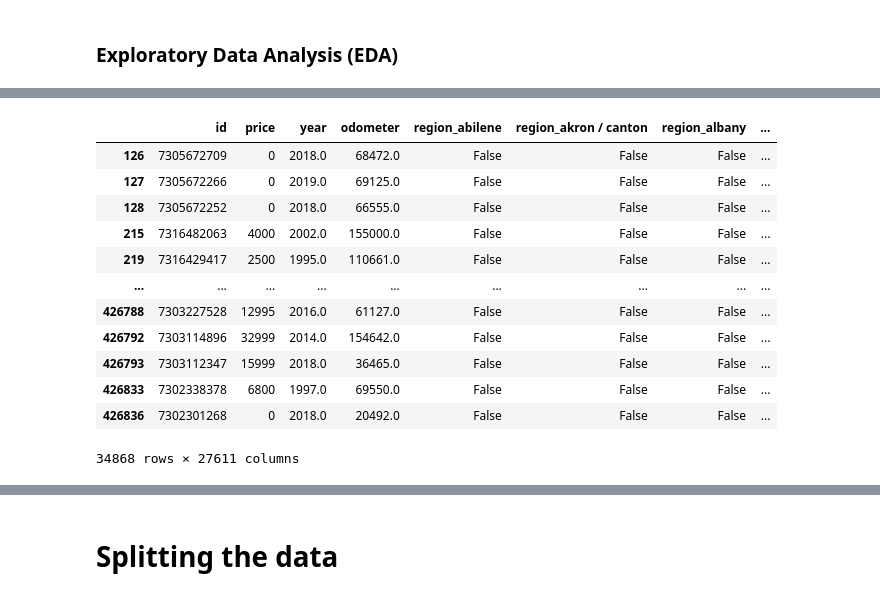
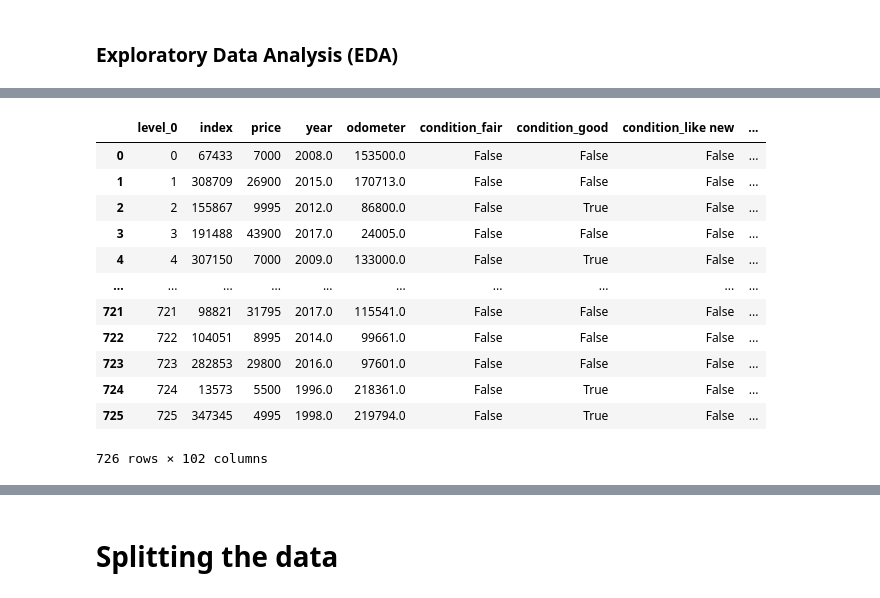
Before and after one commit to aojah1/used-car-regression, a Jupyter notebook: used-car-model.ipynb, the cells around one changed output, grey strips where cells are left out. Drawn from its saved outputs; the diff is of its cells as text; code cells hidden in the pictures.

```diff
--- a/used-car-model.ipynb
+++ b/used-car-model.ipynb
@@ -70,10 +89,9 @@ used_cars = pd.read_csv("data/vehicles.csv")
 # %% [markdown]
 ### Exploratory Data Analysis (EDA)
 # %%
+# To make data exploration easie for the first iteration, I am just loading 100,00 random rows into a dataframe
+used_cars = used_cars.sample(n=10000)
+
 used_cars.info()
-
-used_cars.describe()
-
-used_cars.head()
 # %% [output]
 <class 'pandas.core.frame.DataFrame'>
@@ -134,3 +146,10 @@ state                0
 dtype: int64
 # %%
+#remove null data
 used_cars_data = used_cars.dropna()
+# after 1st iteration, realized that VIN,  id, region can be dropped, as they are not going to be used to calculate price
+
+used_cars_data = used_cars_data.drop('VIN', axis=1)
+used_cars_data = used_cars_data.drop('id', axis=1)
+
+used_cars_data.shape
@@ -182,0 +189,7 @@ used_cars_data.head()
+# %%
+# lets remove data with price of the car = $0 or greater than $600,000 (this data point may change based on business feedback)
+
+used_cars_data_clean = used_cars_data[used_cars_data['price'].gt(0) & used_cars_data['price'].lt(500000)].reset_index()
+
+used_cars_data_clean.plot(kind='scatter',x='year', y='price', style='o')
+used_cars_data_clean.shape
@@ -182,0 +199,11 @@ used_cars_data.head()
+# %%
+used_cars_data_clean.head(10)
+
+# based on multicollinearity, lets drop thebelow features as they seems not having an impact on the price of the car
+used_cars_data_clean = used_cars_data_clean.drop(['region','manufacturer', 'model'], axis=1).reset_index()
+
+
+# Check for missing values
+missing_values = used_cars_data_clean.isnull().sum()
+
+print(missing_values)
@@ -183,17 +227,18 @@ used_cars_data.head()
 # %%
-used_cars_data = pd.get_dummies(used_cars_data, drop_first=True)
-used_cars_data
+# Encoding Categorical Variables
+used_cars_data_encoded = pd.get_dummies(used_cars_data_clean, drop_first=True)
+used_cars_data_encoded
 # %% [output]
-|  | id | price | year | odometer | region_abilene | region_akron / canton | region_albany | ... |
-| 126 | 7305672709 | 0 | 2018.0 | 68472.0 | False | False | False | ... |
-| 127 | 7305672266 | 0 | 2019.0 | 69125.0 | False | False | False | ... |
-| 128 | 7305672252 | 0 | 2018.0 | 66555.0 | False | False | False | ... |
-| 215 | 7316482063 | 4000 | 2002.0 | 155000.0 | False | False | False | ... |
-| 219 | 7316429417 | 2500 | 1995.0 | 110661.0 | False | False | False | ... |
-| ... | ... | ... | ... | ... | ... | ... | ... | ... |
-| 426788 | 7303227528 | 12995 | 2016.0 | 61127.0 | False | False | False | ... |
-| 426792 | 7303114896 | 32999 | 2014.0 | 154642.0 | False | False | False | ... |
-| 426793 | 7303112347 | 15999 | 2018.0 | 36465.0 | False | False | False | ... |
-| 426833 | 7302338378 | 6800 | 1997.0 | 69550.0 | False | False | False | ... |
-| 426836 | 7302301268 | 0 | 2018.0 | 20492.0 | False | False | False | ... |
+|  | level_0 | index | price | year | odometer | condition_fair | condition_good | condition_like new | ... |
+| 0 | 0 | 67433 | 7000 | 2008.0 | 153500.0 | False | False | False | ... |
+| 1 | 1 | 308709 | 26900 | 2015.0 | 170713.0 | False | False | False | ... |
+| 2 | 2 | 155867 | 9995 | 2012.0 | 86800.0 | False | True | False | ... |
+| 3 | 3 | 191488 | 43900 | 2017.0 | 24005.0 | False | False | False | ... |
+| 4 | 4 | 307150 | 7000 | 2009.0 | 133000.0 | False | True | False | ... |
+| ... | ... | ... | ... | ... | ... | ... | ... | ... | ... |
+| 721 | 721 | 98821 | 31795 | 2017.0 | 115541.0 | False | False | False | ... |
+| 722 | 722 | 104051 | 8995 | 2014.0 | 99661.0 | False | False | False | ... |
+| 723 | 723 | 282853 | 29800 | 2016.0 | 97601.0 | False | False | False | ... |
+| 724 | 724 | 13573 | 5500 | 1996.0 | 218361.0 | False | True | False | ... |
+| 725 | 725 | 347345 | 4995 | 1998.0 | 219794.0 | False | True | False | ... |
-34868 rows × 27611 columns
+726 rows × 102 columns
```
Also changed, not shown: parts of 41 cells of this notebook.
